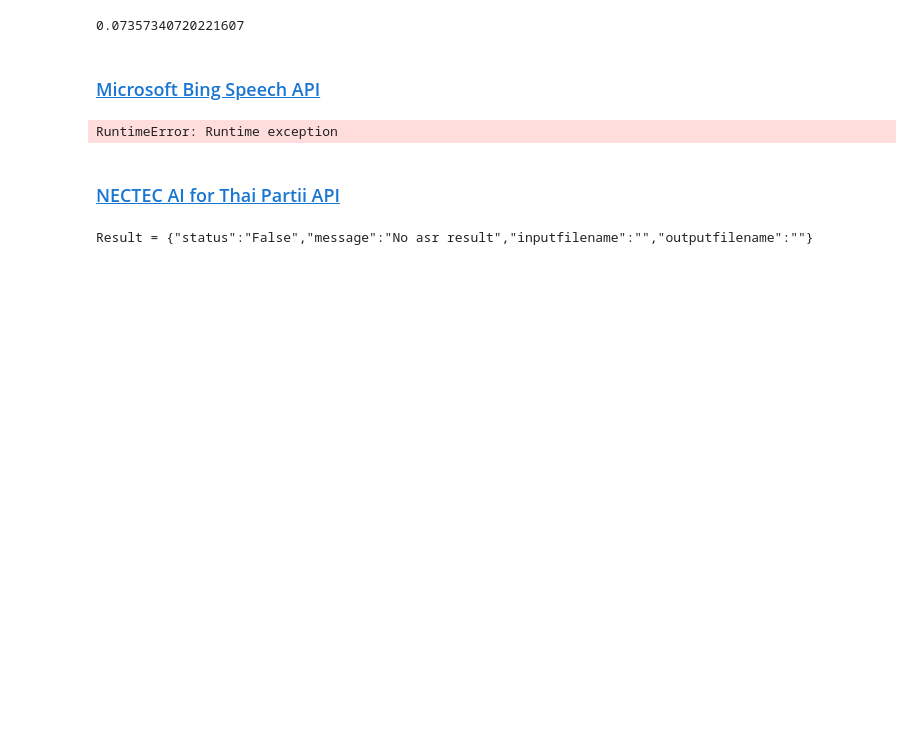
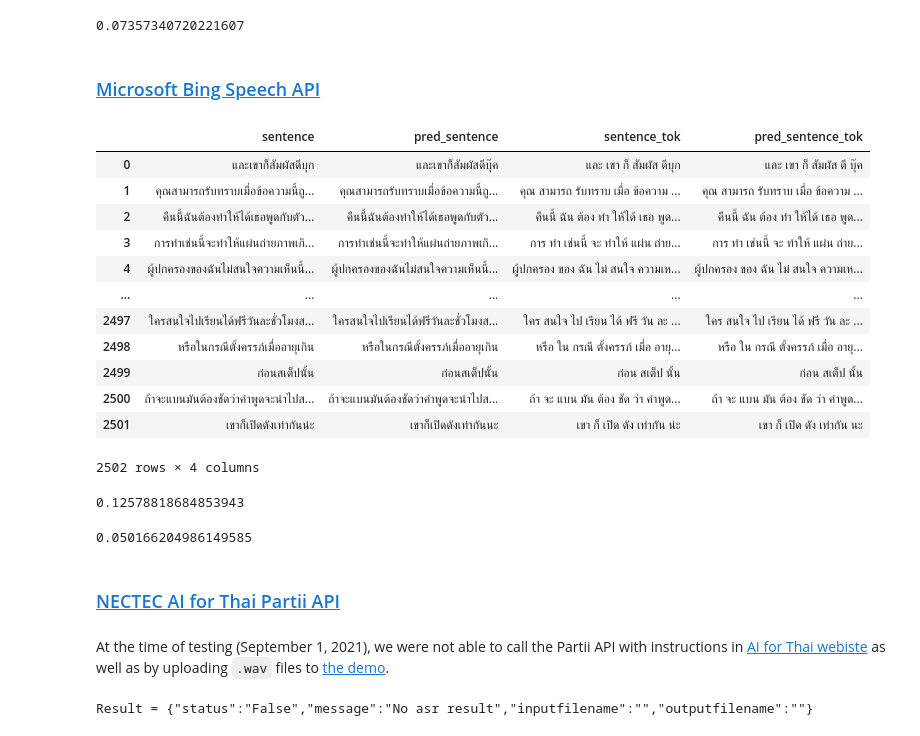
Before and after one commit to vistec-AI/wav2vec2-large-xlsr-53-th, a Jupyter notebook: notebooks/benchmarking.ipynb, the cells around one changed output. Saved outputs shown, nothing was run; the diff lists cells and outputs as text; code cells hidden in the pictures; blank space fills up the shorter version.

Commit message:
add bing benchmark

```diff
--- a/notebooks/benchmarking.ipynb
+++ b/notebooks/benchmarking.ipynb
@@ -185,16 +185,19 @@ cer_metric.compute(predictions=result_df.pred_sentence,references=result_df.sent
 # %%
 import azure.cognitiveservices.speech as speechsdk
 
-speech_config = speechsdk.SpeechConfig(subscription="",
-                                       region="")
-# speech_config.speech_recognition_language = "th-TH"
+API_KEY = 'YOUR_API_KEY'
+REGION = 'YOUR_REGION'
+speech_config = speechsdk.SpeechConfig(subscription=API_KEY,
+                                       region=REGION)
+speech_config.speech_recognition_language = "th-TH"
 
-audio_input = speechsdk.AudioConfig(filename=test_dataset[100]['path_wav'])
-speech_recognizer = speechsdk.SpeechRecognizer(speech_config=speech_config, audio_config=audio_input)
-result = speech_recognizer.recognize_once_async().get()
-result.text, result.error_json
+def evaluate_example(fname):
+    audio_input = speechsdk.AudioConfig(filename=fname)
+    speech_recognizer = speechsdk.SpeechRecognizer(speech_config=speech_config, audio_config=audio_input)
+    result = speech_recognizer.recognize_once_async().get()
+    return result.text
+
+evaluate_example(test_dataset[0]['path_wav'])
-# %% [output]
-RuntimeError: Runtime exception
 # %%
 ds = []
 for i in tqdm(test_dataset):
@@ -213,11 +213,37 @@ result_df
+# %%
+# result_df = pd.DataFrame(ds)
+# result_df.to_csv('artifacts/result_bing.csv',index=False)
+
+result_df = pd.read_csv('artifacts/result_bing.csv').fillna('')
+result_df
+# %% [output]
+|  | sentence | pred_sentence | sentence_tok | pred_sentence_tok |
+| 0 | และเขาก็สัมผัสดีบุก | และเขาก็สัมผัสดีบุ๊ค | และ เขา ก็ สัมผัส ดีบุก | และ เขา ก็ สัมผัส ดี บุ๊ค |
+| 1 | คุณสามารถรับทราบเมื่อข้อความนี้ถู... | คุณสามารถรับทราบเมื่อข้อความนี้ถู... | คุณ สามารถ รับทราบ เมื่อ ข้อความ ... | คุณ สามารถ รับทราบ เมื่อ ข้อความ ... |
+| 2 | คืนนี้ฉันต้องทำให้ได้เธอพูดกับตัว... | คืนนี้ฉันต้องทำให้ได้เธอพูดกับตัว... | คืนนี้ ฉัน ต้อง ทำ ให้ได้ เธอ พูด... | คืนนี้ ฉัน ต้อง ทำ ให้ได้ เธอ พูด... |
+| 3 | การทำเช่นนี้จะทำให้แผ่นถ่ายภาพเกิ... | การทำเช่นนี้จะทำให้แผ่นถ่ายภาพเกิ... | การ ทำ เช่นนี้ จะ ทำให้ แผ่น ถ่าย... | การ ทำ เช่นนี้ จะ ทำให้ แผ่น ถ่าย... |
+| 4 | ผู้ปกครองของฉันไม่สนใจความเห็นนี้... | ผู้ปกครองของฉันไม่สนใจความเห็นนี้... | ผู้ปกครอง ของ ฉัน ไม่ สนใจ ความเห... | ผู้ปกครอง ของ ฉัน ไม่ สนใจ ความเห... |
+| ... | ... | ... | ... | ... |
+| 2497 | ใครสนใจไปเรียนได้ฟรีวันละชั่วโมงส... | ใครสนใจไปเรียนได้ฟรีวันละชั่วโมงส... | ใคร สนใจ ไป เรียน ได้ ฟรี วัน ละ ... | ใคร สนใจ ไป เรียน ได้ ฟรี วัน ละ ... |
+| 2498 | หรือในกรณีตั้งครรภ์เมื่ออายุเกิน | หรือในกรณีตั้งครรภ์เมื่ออายุเกิน | หรือ ใน กรณี ตั้งครรภ์ เมื่อ อายุ... | หรือ ใน กรณี ตั้งครรภ์ เมื่อ อายุ... |
+| 2499 | ก่อนสเต็ปนั้น | ก่อนสเต็ปนั้น | ก่อน สเต็ป นั้น | ก่อน สเต็ป นั้น |
+| 2500 | ถ้าจะแบนมันต้องชัดว่าคำพูดจะนำไปส... | ถ้าจะแบนมันต้องชัดว่าคำพูดจะนำไปส... | ถ้า จะ แบน มัน ต้อง ชัด ว่า คำพูด... | ถ้า จะ แบน มัน ต้อง ชัด ว่า คำพูด... |
+| 2501 | เขาก็เปิดดังเท่ากันน่ะ | เขาก็เปิดดังเท่ากันนะ | เขา ก็ เปิด ดัง เท่ากัน น่ะ | เขา ก็ เปิด ดัง เท่ากัน นะ |
+2502 rows × 4 columns
 # %%
 #wer
 wer_metric.compute(predictions=result_df.pred_sentence_tok,references=result_df.sentence_tok)
+# %% [output]
+0.12578818684853943
 # %%
 #cer
 cer_metric.compute(predictions=result_df.pred_sentence,references=result_df.sentence)
+# %% [output]
+0.050166204986149585
 # %% [markdown]
 ### [NECTEC AI for Thai Partii API](https://aiforthai.in.th/aiplatform/#/speechtotext)
+# %% [markdown]
+At the time of testing (September 1, 2021), we were not able to call the Partii API with instructions in [AI for Thai webiste](https://aiforthai.in.th/aiplatform/#/speechtotext) as well as by uploading `.wav` files to [the demo](https://aiforthai.in.th/service_st.php).
 # %%
 import requests
 
```
Also changed, not shown: parts of 9 cells of this notebook, 2 other files.
